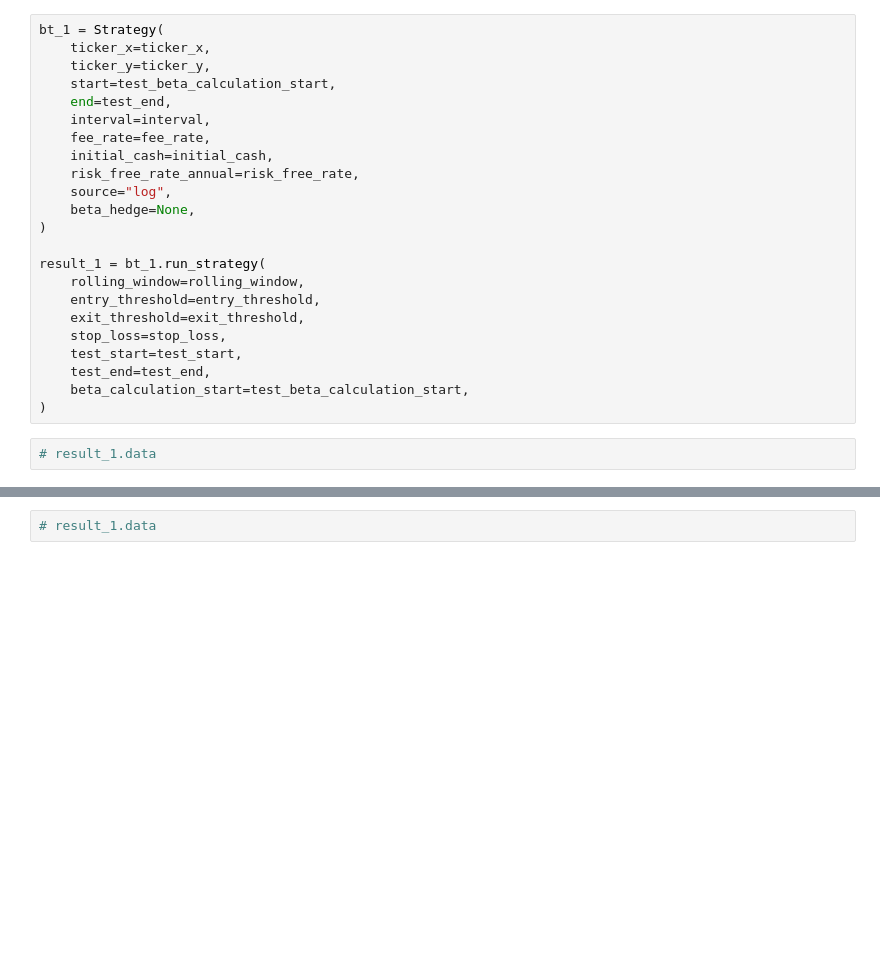
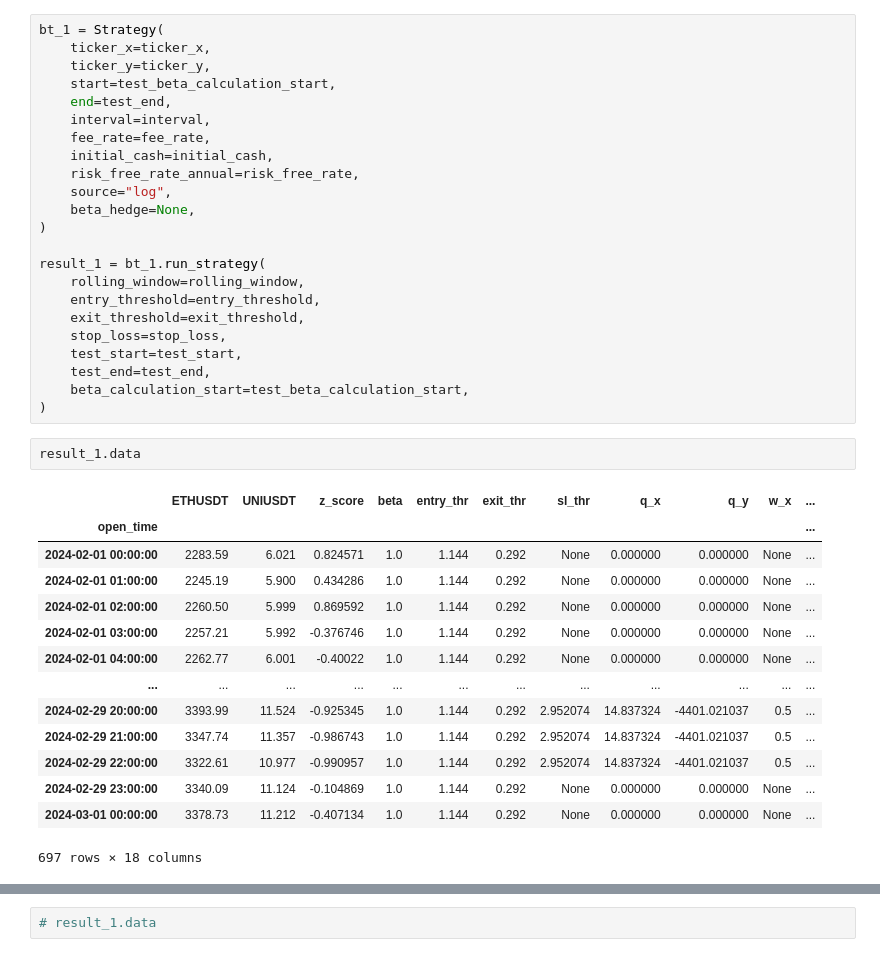
Before and after one commit to damianlebiedz/pair-trading-with-rl, a Jupyter notebook: notebooks/debug.ipynb, the cells around one changed output, grey strips where cells are left out. Cells and saved outputs as stored; diff of their text form; blank space fills up the shorter version.

```diff
--- a/notebooks/debug.ipynb
+++ b/notebooks/debug.ipynb
@@ -46,7 +46,22 @@ result_1 = bt_1.run_strategy(
     beta_calculation_start=test_beta_calculation_start,
 )
 # %%
-# result_1.data
+result_1.data
+# %% [output]
+|  | ETHUSDT | UNIUSDT | z_score | beta | entry_thr | exit_thr | sl_thr | q_x | q_y | w_x | ... |
+| open_time |  |  |  |  |  |  |  |  |  |  | ... |
+| 2024-02-01 00:00:00 | 2283.59 | 6.021 | 0.824571 | 1.0 | 1.144 | 0.292 | None | 0.000000 | 0.000000 | None | ... |
+| 2024-02-01 01:00:00 | 2245.19 | 5.900 | 0.434286 | 1.0 | 1.144 | 0.292 | None | 0.000000 | 0.000000 | None | ... |
+| 2024-02-01 02:00:00 | 2260.50 | 5.999 | 0.869592 | 1.0 | 1.144 | 0.292 | None | 0.000000 | 0.000000 | None | ... |
+| 2024-02-01 03:00:00 | 2257.21 | 5.992 | -0.376746 | 1.0 | 1.144 | 0.292 | None | 0.000000 | 0.000000 | None | ... |
+| 2024-02-01 04:00:00 | 2262.77 | 6.001 | -0.40022 | 1.0 | 1.144 | 0.292 | None | 0.000000 | 0.000000 | None | ... |
+| ... | ... | ... | ... | ... | ... | ... | ... | ... | ... | ... | ... |
+| 2024-02-29 20:00:00 | 3393.99 | 11.524 | -0.925345 | 1.0 | 1.144 | 0.292 | 2.952074 | 14.837324 | -4401.021037 | 0.5 | ... |
+| 2024-02-29 21:00:00 | 3347.74 | 11.357 | -0.986743 | 1.0 | 1.144 | 0.292 | 2.952074 | 14.837324 | -4401.021037 | 0.5 | ... |
+| 2024-02-29 22:00:00 | 3322.61 | 10.977 | -0.990957 | 1.0 | 1.144 | 0.292 | 2.952074 | 14.837324 | -4401.021037 | 0.5 | ... |
+| 2024-02-29 23:00:00 | 3340.09 | 11.124 | -0.104869 | 1.0 | 1.144 | 0.292 | None | 0.000000 | 0.000000 | None | ... |
+| 2024-03-01 00:00:00 | 3378.73 | 11.212 | -0.407134 | 1.0 | 1.144 | 0.292 | None | 0.000000 | 0.000000 | None | ... |
+697 rows × 18 columns
 # %%
 result_1.stats
 # %% [output]
```
Also changed, not shown: parts of 2 cells of this notebook, 4 other files.
